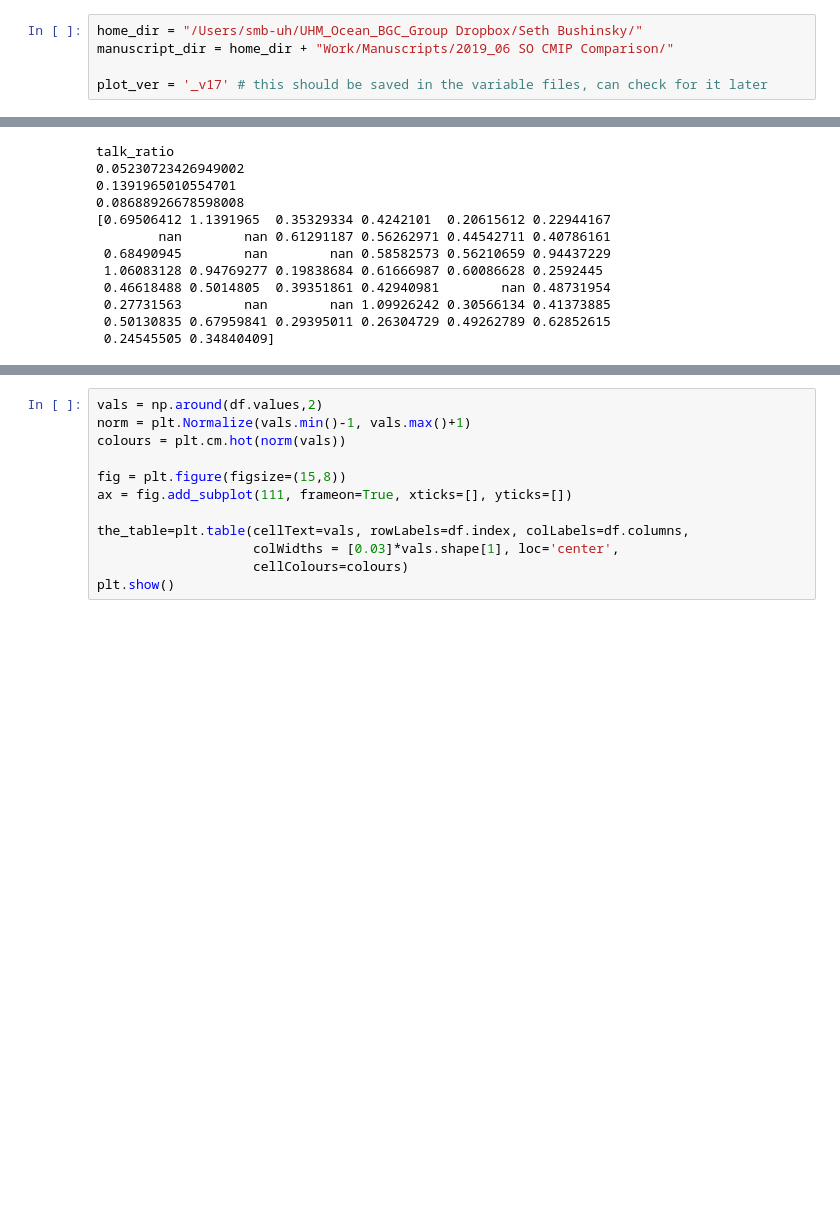
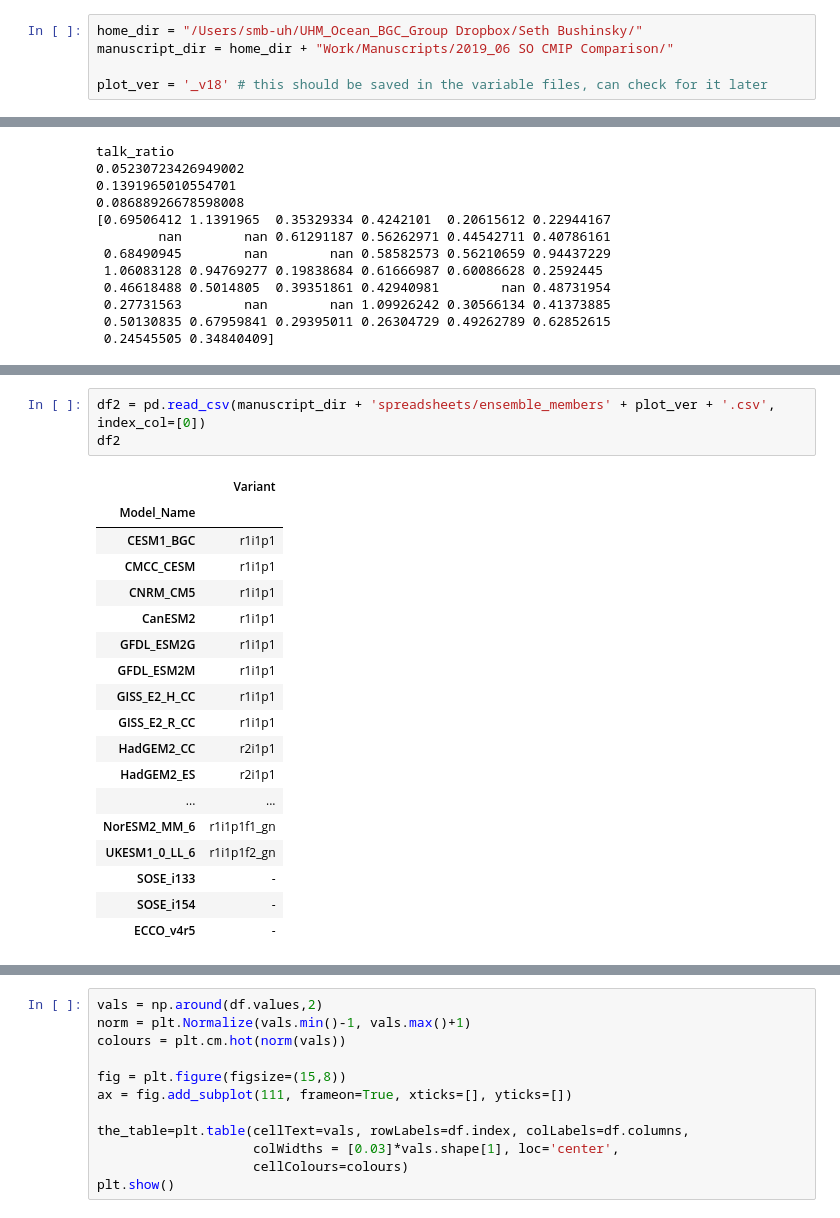
Before and after one commit to SethBushinsky/SO_seasonal_CO2_fluxes_in_models, a Jupyter notebook: var_fit_table.ipynb, the cells around one changed output, grey strips where cells are left out. Cells and saved outputs as stored; diff of their text form; blank space fills up the shorter version.

```diff
--- a/var_fit_table.ipynb
+++ b/var_fit_table.ipynb
@@ -8,5 +8,5 @@ import pandas as pd
 home_dir = "/Users/smb-uh/UHM_Ocean_BGC_Group Dropbox/Seth Bushinsky/"
 manuscript_dir = home_dir + "Work/Manuscripts/2019_06 SO CMIP Comparison/"
 
-plot_ver = '_v17' # this should be saved in the variable files, can check for it later
+plot_ver = '_v18' # this should be saved in the variable files, can check for it later
 # %%
@@ -210,3 +233,25 @@ for m in range(0, num_models):
 \textbf{SOSE-i133} & \cellcolor[rgb]{0.906,0.565,0.161}-0.9 & \cellcolor[rgb]{0.624,0.588,0.765}0.4 & \cellcolor[rgb]{0.655,0.62,0.788}1.3 & \cellcolor[rgb]{0.992,0.796,0.545}-0.5 & \cellcolor[rgb]{0. ...
 \textbf{SOSE-i154} & \cellcolor[rgb]{0.757,0.745,0.863}0.5 & \cellcolor[rgb]{0.647,0.612,0.784}0.3 & \cellcolor[rgb]{0.576,0.533,0.729}0.9 & \cellcolor[rgb]{0.608,0.569,0.753}0.7 & \cellcolor[rgb]{0.7 ...
 \textbf{ECCO-v4r5} & \cellcolor[rgb]{0.718,0.694,0.835}0.6 & \cellcolor[rgb]{0.537,0.49,0.702}0.7 & \cellcolor[rgb]{0.561,0.518,0.718}0.8 & \cellcolor[rgb]{0.647,0.612,0.784}0.7 & \cellcolor[rgb]{0.67 ...
+# %%
+df2 = pd.read_csv(manuscript_dir + 'spreadsheets/ensemble_members' + plot_ver + '.csv',  index_col=[0])
+df2
+# %% [output]
+|  | Variant |
+| Model_Name |  |
+| CESM1_BGC | r1i1p1 |
+| CMCC_CESM | r1i1p1 |
+| CNRM_CM5 | r1i1p1 |
+| CanESM2 | r1i1p1 |
+| GFDL_ESM2G | r1i1p1 |
+| GFDL_ESM2M | r1i1p1 |
+| GISS_E2_H_CC | r1i1p1 |
+| GISS_E2_R_CC | r1i1p1 |
+| HadGEM2_CC | r2i1p1 |
+| HadGEM2_ES | r2i1p1 |
+| ... | ... |
+| NorESM2_MM_6 | r1i1p1f1_gn |
+| UKESM1_0_LL_6 | r1i1p1f2_gn |
+| SOSE_i133 | - |
+| SOSE_i154 | - |
+| ECCO_v4r5 | - |
```
Also changed, not shown: parts of 5 cells of this notebook, 1 other file.
